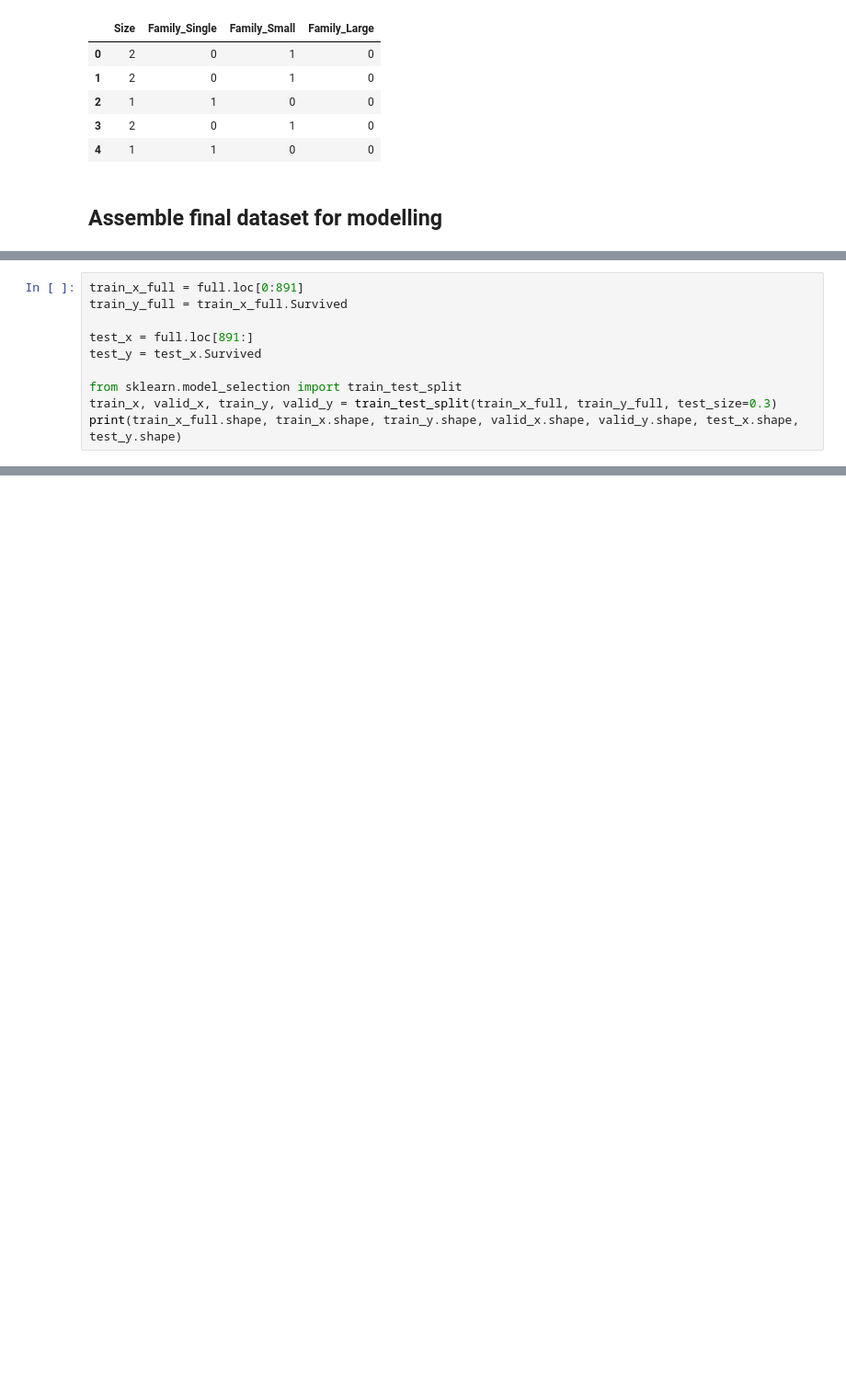
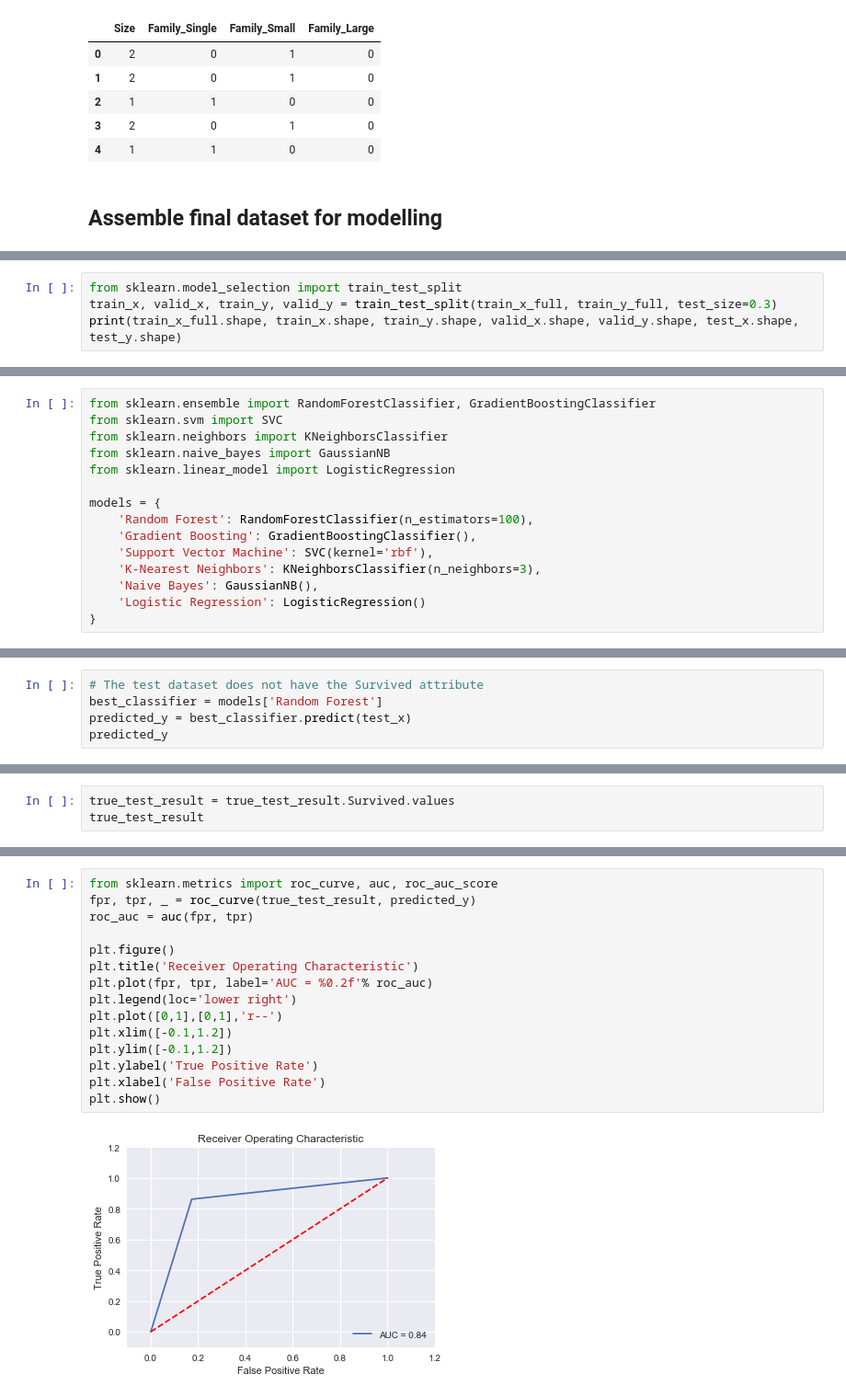
Before and after one commit to arvinwiyono/ml-101, a Jupyter notebook: kaggle/titanic-survival/titanic-survival.ipynb, the cells around one changed output, grey strips where cells are left out. Shown: that part at 92% size. Drawn from its saved outputs; the diff is of its cells as text; blank space fills up the shorter version.

```diff
--- a/kaggle/titanic-survival/titanic-survival.ipynb
+++ b/kaggle/titanic-survival/titanic-survival.ipynb
@@ -309,10 +316,4 @@ full_x.head()
 # %%
-train_x_full = full.loc[0:891]
-train_y_full = train_x_full.Survived
-
-test_x = full.loc[891:]
-test_y = test_x.Survived
-
 from sklearn.model_selection import train_test_split
 train_x, valid_x, train_y, valid_y = train_test_split(train_x_full, train_y_full, test_size=0.3)
 print(train_x_full.shape, train_x.shape, train_y.shape, valid_x.shape, valid_y.shape, test_x.shape, test_y.shape)
@@ -320,0 +388,15 @@ print(train_x_full.shape, train_x.shape, train_y.shape, valid_x.shape, valid_y.s
+# %%
+from sklearn.ensemble import RandomForestClassifier, GradientBoostingClassifier
+from sklearn.svm import SVC
+from sklearn.neighbors import KNeighborsClassifier
+from sklearn.naive_bayes import GaussianNB
+from sklearn.linear_model import LogisticRegression
+
+models = {
+    'Random Forest': RandomForestClassifier(n_estimators=100),
+    'Gradient Boosting': GradientBoostingClassifier(),
+    'Support Vector Machine': SVC(kernel='rbf'),
+    'K-Nearest Neighbors': KNeighborsClassifier(n_neighbors=3),
+    'Naive Bayes': GaussianNB(),
+    'Logistic Regression': LogisticRegression()
+}
@@ -320,0 +438,5 @@ print(train_x_full.shape, train_x.shape, train_y.shape, valid_x.shape, valid_y.s
+# %%
+# The test dataset does not have the Survived attribute
+best_classifier = models['Random Forest']
+predicted_y = best_classifier.predict(test_x)
+predicted_y
@@ -320,0 +461,3 @@ print(train_x_full.shape, train_x.shape, train_y.shape, valid_x.shape, valid_y.s
+# %%
+true_test_result = true_test_result.Survived.values
+true_test_result
@@ -320,0 +494,17 @@ print(train_x_full.shape, train_x.shape, train_y.shape, valid_x.shape, valid_y.s
+# %%
+from sklearn.metrics import roc_curve, auc, roc_auc_score
+fpr, tpr, _ = roc_curve(true_test_result, predicted_y)
+roc_auc = auc(fpr, tpr)
+
+plt.figure()
+plt.title('Receiver Operating Characteristic')
+plt.plot(fpr, tpr, label='AUC = %0.2f'% roc_auc)
+plt.legend(loc='lower right')
+plt.plot([0,1],[0,1],'r--')
+plt.xlim([-0.1,1.2])
+plt.ylim([-0.1,1.2])
+plt.ylabel('True Positive Rate')
+plt.xlabel('False Positive Rate')
+plt.show()
+# %% [output]
+[figure, added]
```
Also changed, not shown: parts of 22 cells of this notebook.
